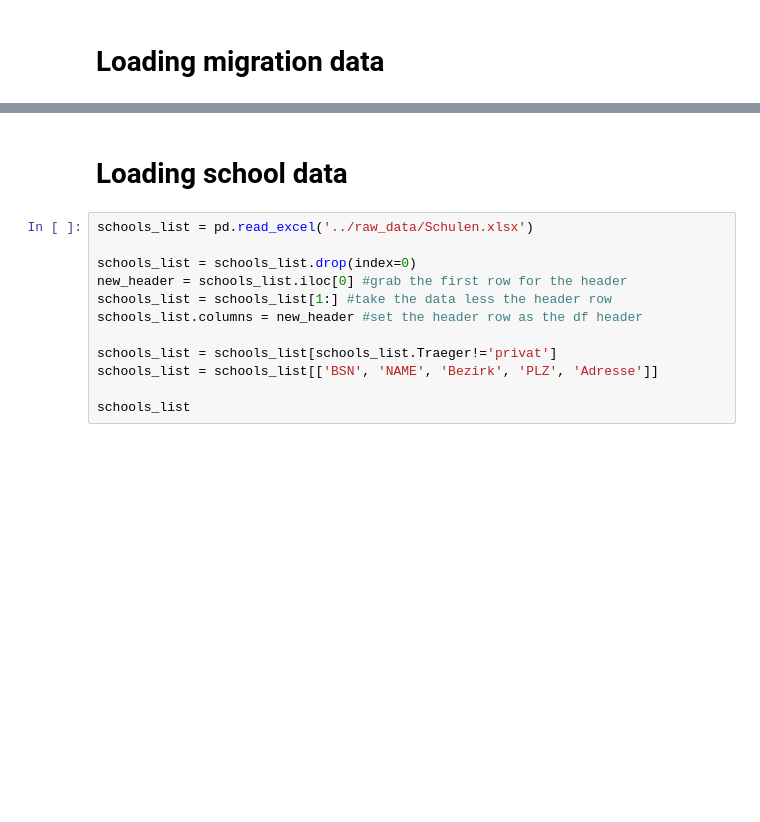
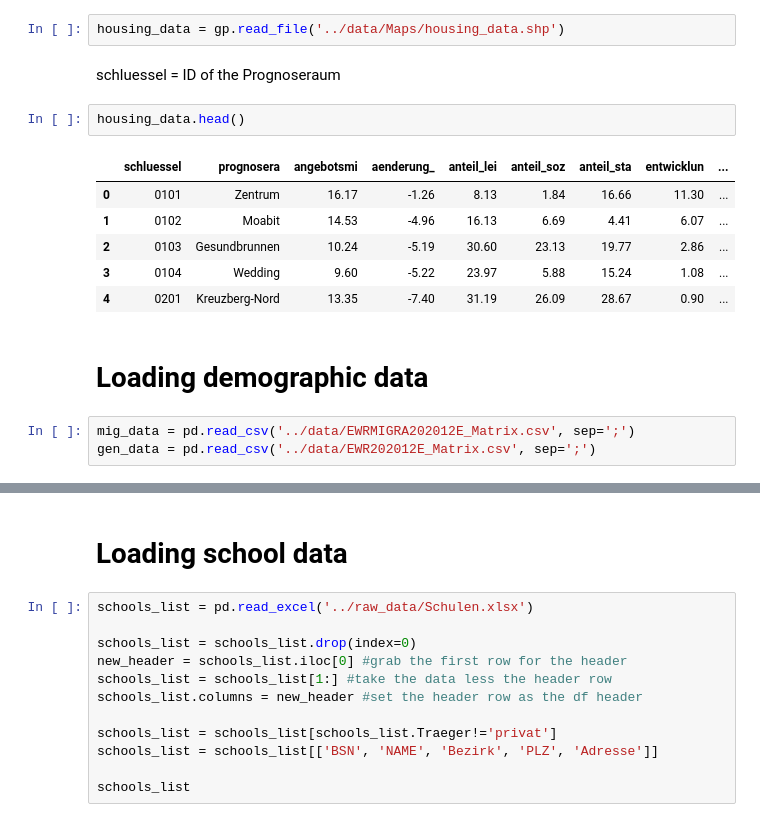
Before and after one commit to Safiaaaaa/YouthInTheCity, a Jupyter notebook: notebooks/data_collection.ipynb, the cells around one changed output, grey strips where cells are left out. Saved outputs shown, nothing was run; the diff lists cells and outputs as text; blank space fills up the shorter version.

```diff
--- a/notebooks/data_collection.ipynb
+++ b/notebooks/data_collection.ipynb
@@ -29,2 +57,18 @@ gp.read_file('../raw_data/housing_data.shp')
+# %%
+housing_data = gp.read_file('../data/Maps/housing_data.shp')
+# %% [markdown]
+schluessel = ID of the Prognoseraum
+# %%
+housing_data.head()
+# %% [output]
+|  | schluessel | prognosera | angebotsmi | aenderung_ | anteil_lei | anteil_soz | anteil_sta | entwicklun | ... |
+| 0 | 0101 | Zentrum | 16.17 | -1.26 | 8.13 | 1.84 | 16.66 | 11.30 | ... |
+| 1 | 0102 | Moabit | 14.53 | -4.96 | 16.13 | 6.69 | 4.41 | 6.07 | ... |
+| 2 | 0103 | Gesundbrunnen | 10.24 | -5.19 | 30.60 | 23.13 | 19.77 | 2.86 | ... |
+| 3 | 0104 | Wedding | 9.60 | -5.22 | 23.97 | 5.88 | 15.24 | 1.08 | ... |
+| 4 | 0201 | Kreuzberg-Nord | 13.35 | -7.40 | 31.19 | 26.09 | 28.67 | 0.90 | ... |
 # %% [markdown]
-# Loading migration data
+# Loading demographic data
+# %%
+mig_data = pd.read_csv('../data/EWRMIGRA202012E_Matrix.csv', sep=';')
+gen_data = pd.read_csv('../data/EWR202012E_Matrix.csv', sep=';')
```
Also changed, not shown: parts of 15 cells of this notebook.
